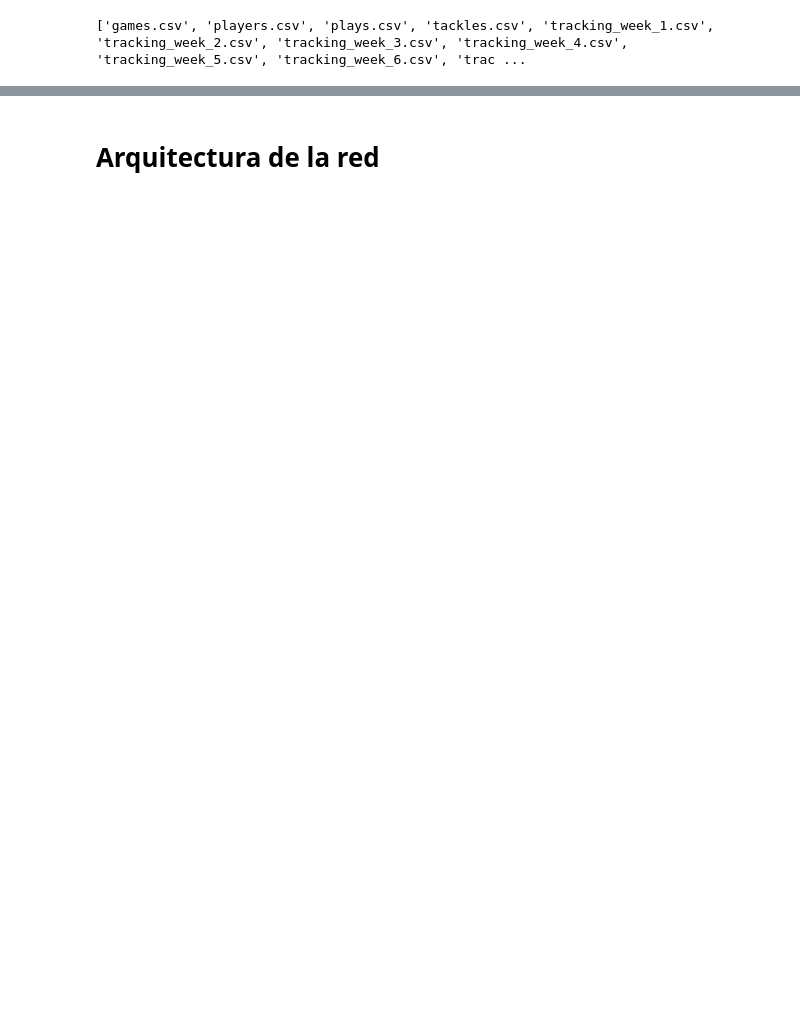
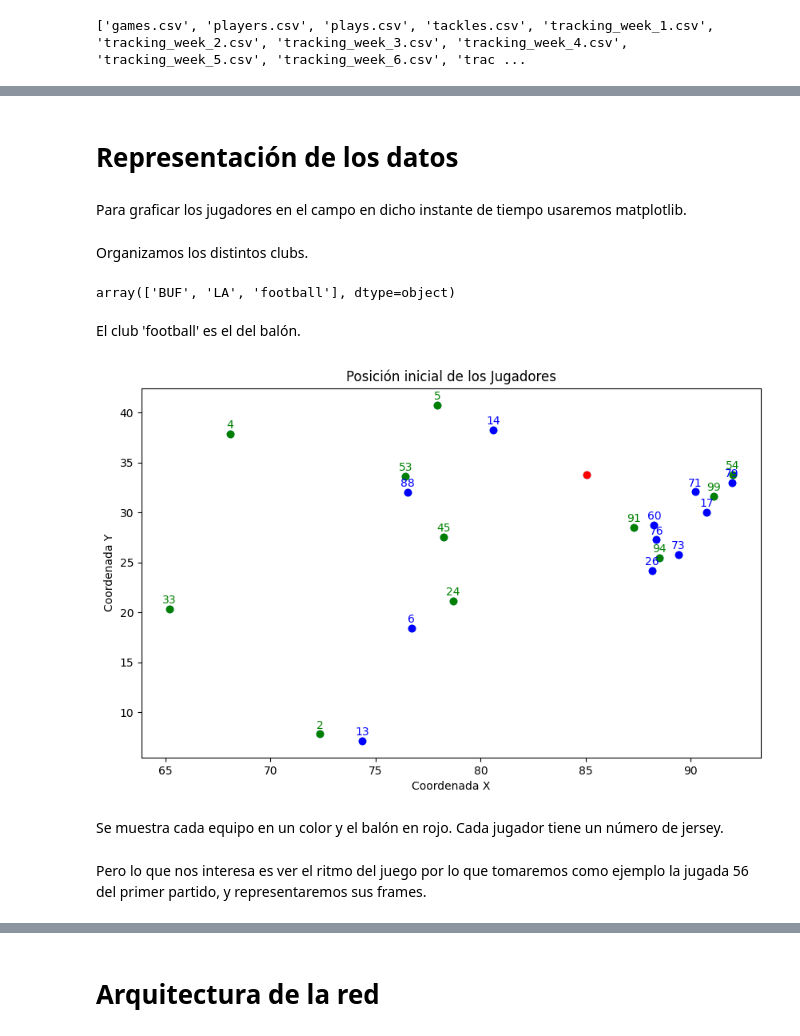
Before and after one commit to Alf-caput/NFL2022_TacklePredictNN, a Jupyter notebook: PracticaFinal_TacklingNFL.ipynb, the cells around one changed output, grey strips where cells are left out. Saved outputs shown, nothing was run; the diff lists cells and outputs as text; code cells hidden in the pictures; blank space fills up the shorter version.

```diff
--- a/PracticaFinal_TacklingNFL.ipynb
+++ b/PracticaFinal_TacklingNFL.ipynb
@@ -319,0 +67,3 @@ snapshots.shape, labels.shape
+# %%
+if 'dfs' not in locals(): # Si ya se ha creado, no se volverá a crear
+  dfs = {os.path.splitext(file)[0]: pd.read_csv(os.path.join(folder, file)) for file in csv_files}
@@ -319,0 +120,4 @@ snapshots.shape, labels.shape
+# %%
+df = dfs['tracking_week_1']
+snapshot = df[df['time'] == df['time'][0]]
+snapshot.head(3)
@@ -319,0 +129,47 @@ snapshots.shape, labels.shape
+# %% [markdown]
+# Representación de los datos
+# %% [markdown]
+Para graficar los jugadores en el campo en dicho instante de tiempo usaremos matplotlib.
+# %% [markdown]
+Organizamos los distintos clubs.
+# %%
+clubs = snapshot['club'].unique()
+clubs
+# %% [output]
+array(['BUF', 'LA', 'football'], dtype=object)
+# %% [markdown]
+El club 'football' es el del balón.
+# %%
+import matplotlib.pyplot as plt
+import itertools
+
+# Crear el gráfico de dispersión
+plt.figure(figsize=(10, 6))
+plt.scatter(snapshot['x'], snapshot['y'], marker='o')
+
+# Añadir etiquetas y título
+plt.xlabel('Coordenada X')
+plt.ylabel('Coordenada Y')
+plt.title('Posición inicial de los Jugadores')
+
+
+# Añadir etiquetas para cada punto
+for i, row in snapshot.iterrows():
+    if row['club'] == clubs[0]:
+      color = 'blue'
+    elif row['club'] == clubs[1]:
+      color = 'green'
+    else:
+      color = 'red'
+    if color != 'red':
+      plt.annotate(int(row['jerseyNumber']), (row['x'], row['y']), textcoords="offset points", xytext=(0, 5), ha='center',color=color)
+    plt.scatter(row['x'], row['y'],color=color)
+
+# Mostrar el gráfico
+plt.show()
+# %% [output]
+[figure, added]
+# %% [markdown]
+Se muestra cada equipo en un color y el balón en rojo. Cada jugador tiene un número de jersey.
+# %% [markdown]
+Pero lo que nos interesa es ver el ritmo del juego por lo que tomaremos como ejemplo la jugada 56 del primer partido, y representaremos sus frames.
```
Also changed, not shown: parts of 137 cells of this notebook, 4 other files.
